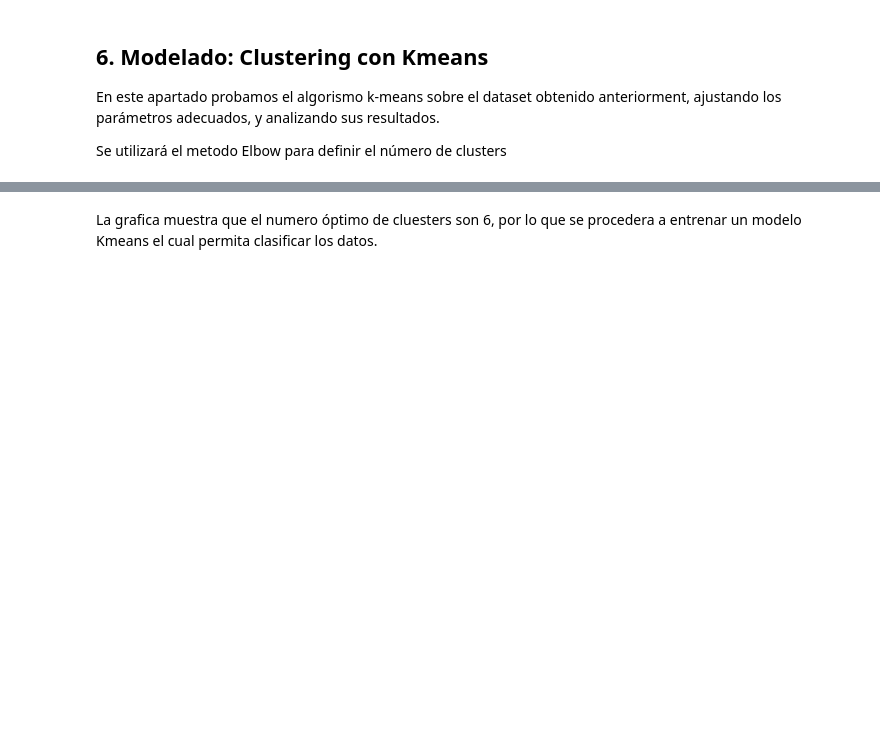
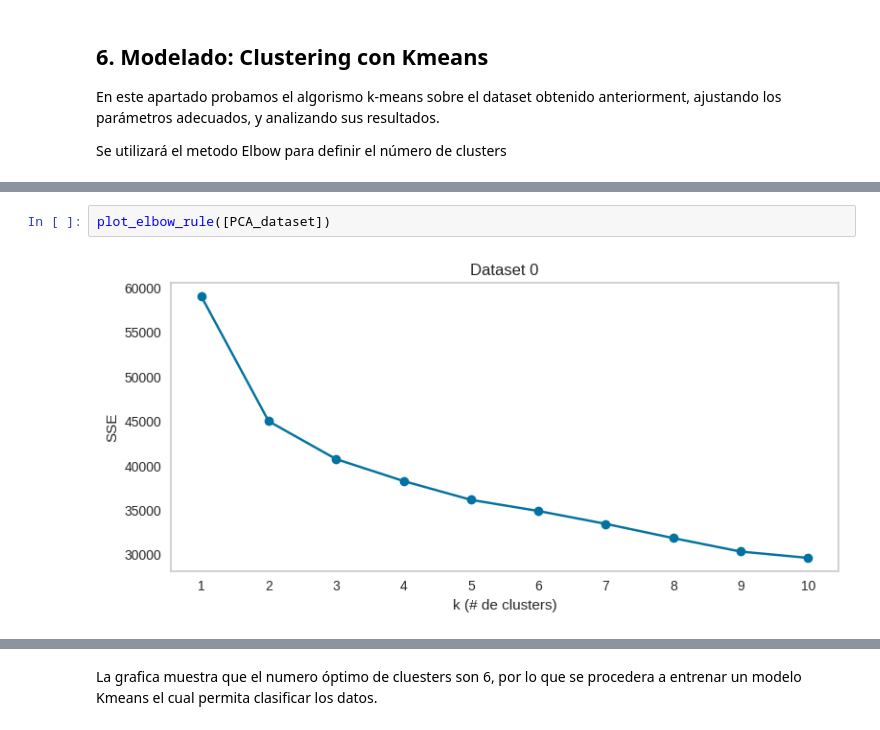
Before and after one commit to xbadiam/Marketing_Campaign, a Jupyter notebook: notebooks/MarketingCampaign.ipynb, the cells around one changed output, grey strips where cells are left out. Drawn from its saved outputs; the diff is of its cells as text; blank space fills up the shorter version.

```diff
--- a/notebooks/MarketingCampaign.ipynb
+++ b/notebooks/MarketingCampaign.ipynb
@@ -250 +320,5 @@ visualizer.show()
 <Axes: title={'center': 'Distortion Score Elbow for KMeans Clustering'}, xlabel='k', ylabel='distortion score'>
+# %%
+plot_elbow_rule([PCA_dataset])
+# %% [output]
+[figure, added]
```
Also changed, not shown: parts of 10 cells of this notebook.
